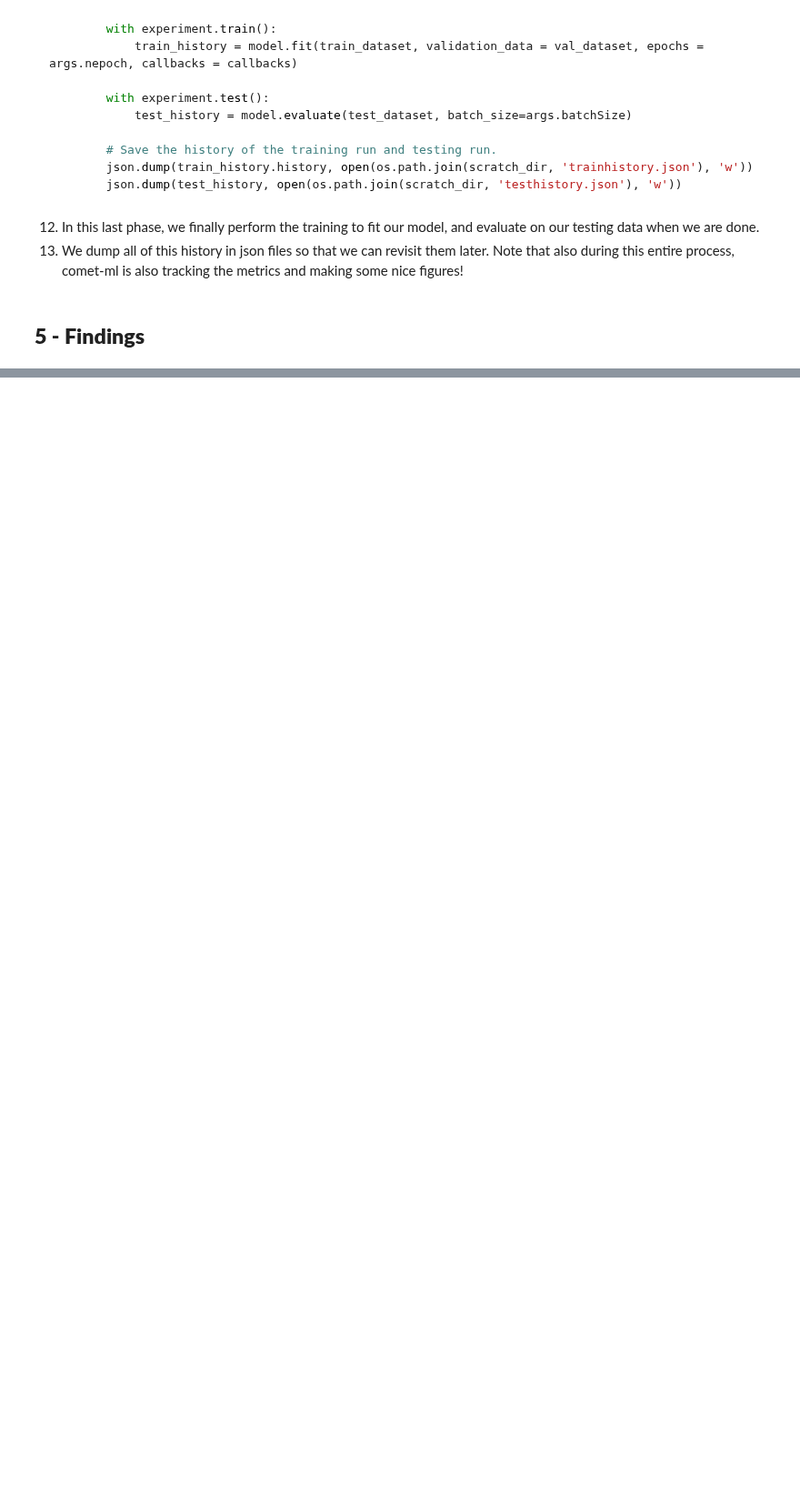
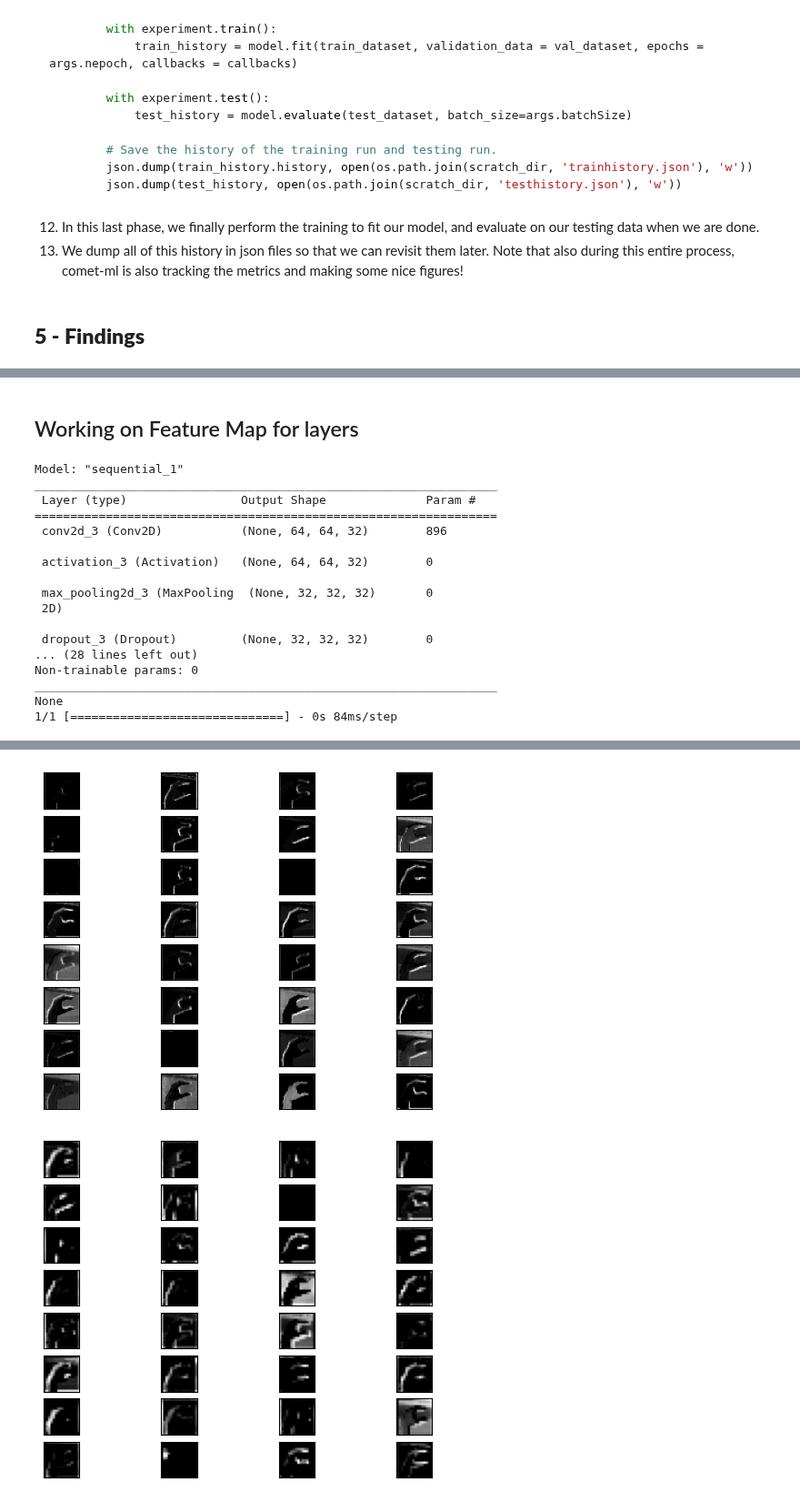
Before and after one commit to Joeshmoe03/ASL-classification, a Jupyter notebook: end_to_end.ipynb, the cells around one changed output, grey strips where cells are left out. Shown at 91% size. Drawn from its saved outputs; the diff is of its cells as text; code cells hidden in the pictures; blank space fills up the shorter version.

```diff
--- a/end_to_end.ipynb
+++ b/end_to_end.ipynb
@@ -522,0 +639,2 @@ Actual class: 1 with probability 2.517875145713333e-06
+# %% [markdown]
+## Working on Feature Map for layers
@@ -522,0 +683,30 @@ Actual class: 1 with probability 2.517875145713333e-06
+# %%
+letter = 'C'
+
+# retrieve the label
+label_test = class_names.index(letter)
+
+test_img_c = cv2.imread(f'data/asl_alphabet_test/asl_alphabet_test/{letter}_test.jpg')
+
+feature_map_convnet3(model, test_img_c)
+
+
+# reference: https://machinelearningmastery.com/how-to-visualize-filters-and-feature-maps-in-convolutional-neural-networks/
+# %% [output]
+Model: "sequential_1"
+_________________________________________________________________
+ Layer (type)                Output Shape              Param #
+=================================================================
+ conv2d_3 (Conv2D)           (None, 64, 64, 32)        896
+
+ activation_3 (Activation)   (None, 64, 64, 32)        0
+
+ max_pooling2d_3 (MaxPooling  (None, 32, 32, 32)       0
+ 2D)
+
+ dropout_3 (Dropout)         (None, 32, 32, 32)        0
+... (28 lines left out)
+Non-trainable params: 0
+_________________________________________________________________
+None
+1/1 [==============================] - 0s 84ms/step
@@ -522,0 +714,2 @@ Actual class: 1 with probability 2.517875145713333e-06
+[figure, added]
+[figure, added]
```
Also changed, not shown: parts of 9 cells of this notebook, 5 other files.
